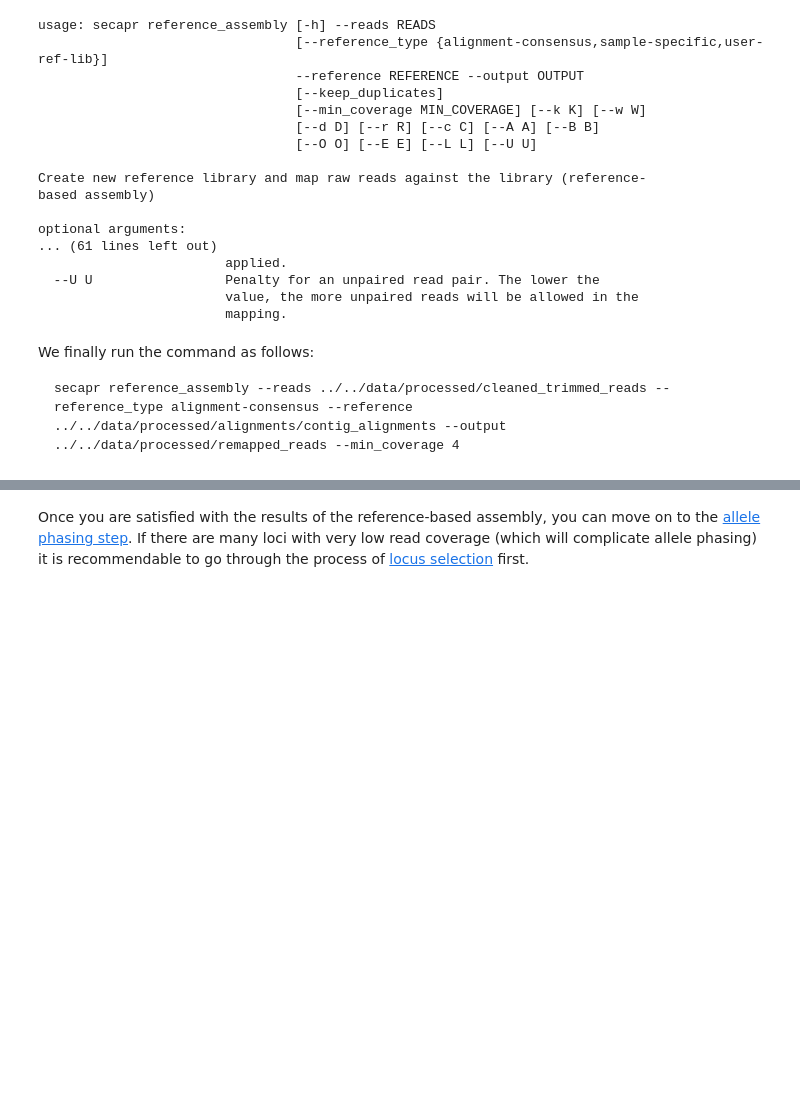
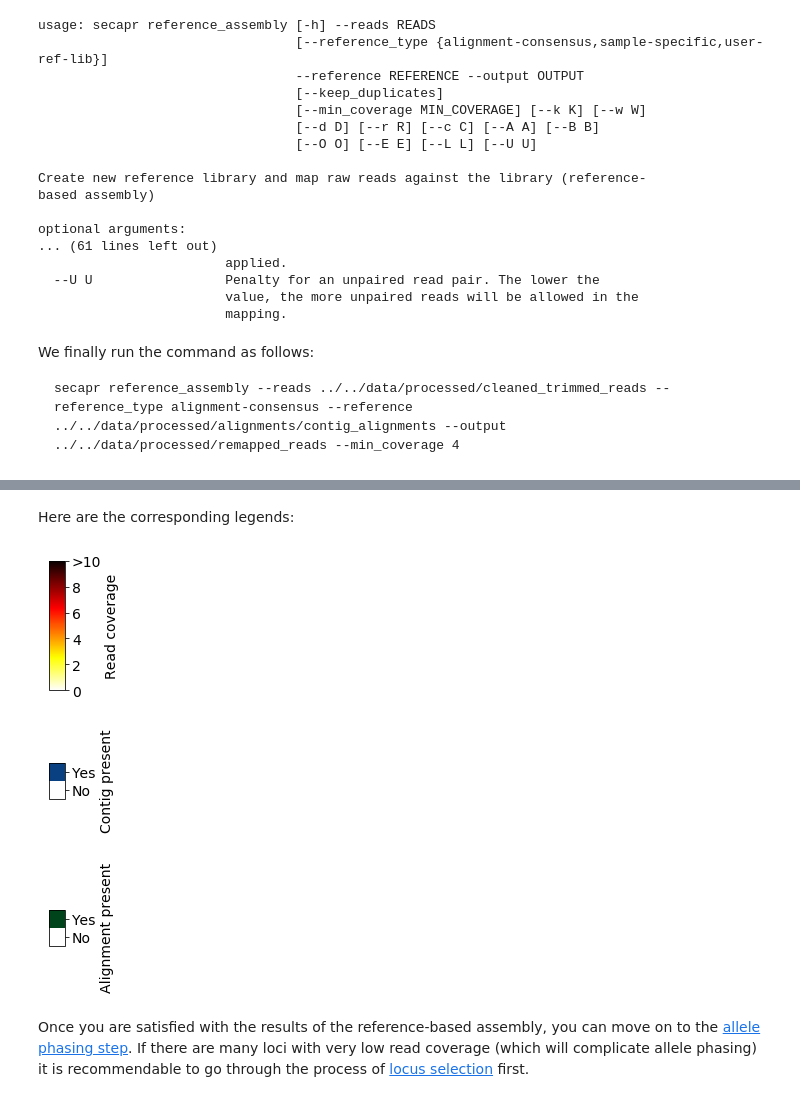
Before and after one commit to AntonelliLab/seqcap_processor, a Jupyter notebook: docs/notebook/reference_assembly.ipynb, the cells around one changed output, grey strips where cells are left out. Saved outputs shown, nothing was run; the diff lists cells and outputs as text; code cells hidden in the pictures; blank space fills up the shorter version.

```diff
--- a/docs/notebook/reference_assembly.ipynb
+++ b/docs/notebook/reference_assembly.ipynb
@@ -81,3 +73,21 @@ legend.savefig(os.path.join(read_cov_folder,'legend_exon_coverage.png'), dpi = 5
+# %% [markdown]
+Here are the corresponding legends:
+# %%
+import matplotlib.pyplot as plt
+%matplotlib inline
+import warnings
+warnings.filterwarnings('ignore')
+legend = secapr_plot.plot_heatmap_legend(0,10,width=.75,height=2, font_size=14)
+contig = secapr_plot.general_scale_bar(2,tick_labels=['No','Yes'],x0=.1,x1=.25,plot_height=.5,plot_width=.3,font_size = 14,color1='white',color2=(0.031372549019607843, 0.25098039215686274, 0.50588235294117645),height=1,width=.75,plot_label='Contig present')
+align = secapr_plot.general_scale_bar(2,tick_labels=['No','Yes'],x0=.1,x1=.25,plot_height=.5,plot_width=.3,font_size = 14,color1='white',color2=(0.0, 0.26666666666666666, 0.10588235294117647),height=1,width=.75,plot_label='Alignment present')
+plt.show(contig)
+plt.show(align)
+plt.show(legend)
+#legend.savefig(os.path.join(read_cov_folder,'legend_exon_coverage.png'), dpi = 500)
+# %% [output]
+[figure, added]
+[figure, added]
+[figure, added]
 # %% [markdown]
 Once you are satisfied with the results of the reference-based assembly, you can move on to the [allele phasing step](./phasing.ipynb). If there are many loci with very low read coverage (which will complicate allele phasing) it is recommendable to go through the process of [locus selection](./locus_selection.ipynb) first.
 # %% [markdown]
```
Also changed, not shown: parts of 4 cells of this notebook, 4 other files.
